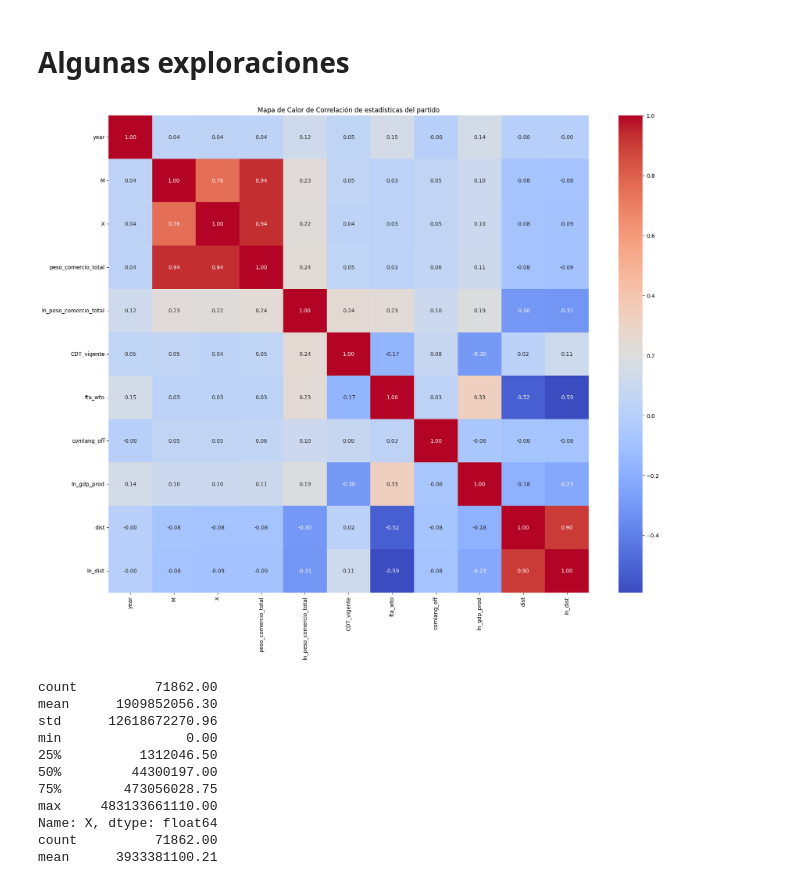
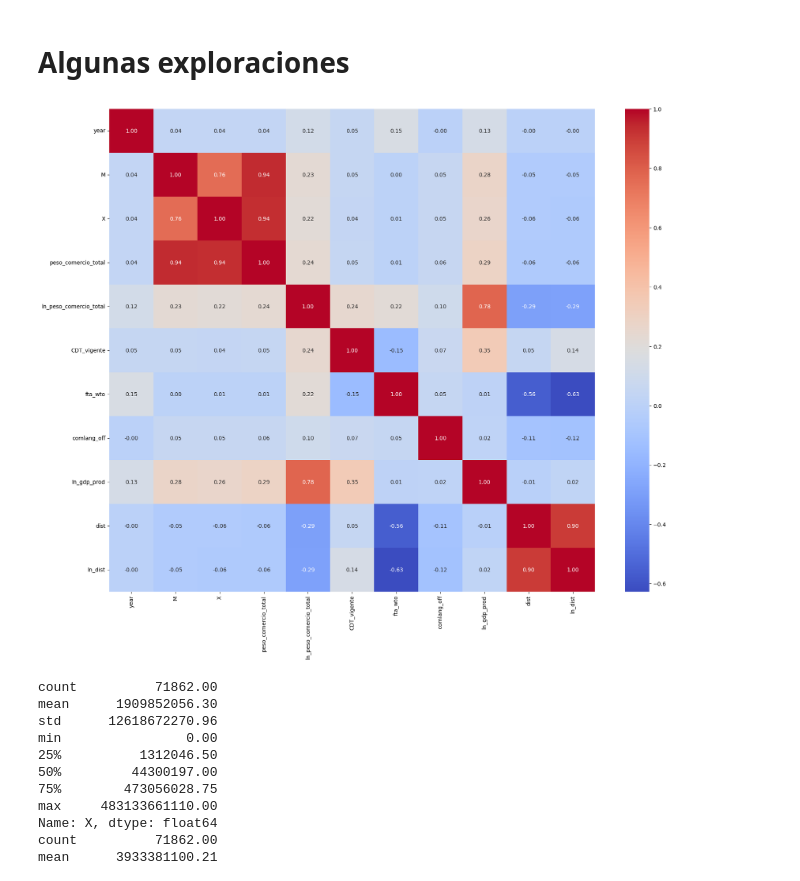
Before and after one commit to hubcborja/Trabajo_grado_ECIJG, a Jupyter notebook: Jupyter_Notebooks_Fase1_2/02_Preprocesamiento_Limpieza.ipynb, the cells around one changed output. Drawn from its saved outputs; the diff is of its cells as text; code cells hidden in the pictures.

```diff
--- a/Jupyter_Notebooks_Fase1_2/02_Preprocesamiento_Limpieza.ipynb
+++ b/Jupyter_Notebooks_Fase1_2/02_Preprocesamiento_Limpieza.ipynb
@@ -487,10 +502,13 @@ conv_comtrade_bm.drop(columns=['iso3'], inplace=True)
 # Corregir tipos numéricos
 conv_comtrade_bm['pib_per_capita_dolares_constantes_o'] = pd.to_numeric(conv_comtrade_bm['pib_per_capita_dolares_constantes_o'], errors='coerce')
 conv_comtrade_bm['pib_per_capita_dolares_constantes_d'] = pd.to_numeric(conv_comtrade_bm['pib_per_capita_dolares_constantes_d'], errors='coerce')
+conv_comtrade_bm['pib_dolares_constantes_o'] = pd.to_numeric(conv_comtrade_bm['pib_dolares_constantes_o'], errors='coerce')
+conv_comtrade_bm['pib_dolares_constantes_d'] = pd.to_numeric(conv_comtrade_bm['pib_dolares_constantes_d'], errors='coerce')
+
 
 # Cálculo de la masa económica (Origen + Destino)
-conv_comtrade_bm['ln_gdp_prod'] = (np.log(conv_comtrade_bm['pib_per_capita_dolares_constantes_o'].clip(lower=1)) +
-                               np.log(conv_comtrade_bm['pib_per_capita_dolares_constantes_d'].clip(lower=1)))
+conv_comtrade_bm['ln_gdp_prod'] = (np.log(conv_comtrade_bm['pib_dolares_constantes_o'].clip(lower=1)) +
+                               np.log(conv_comtrade_bm['pib_dolares_constantes_d'].clip(lower=1)))
 print(conv_comtrade_bm.shape)
 conv_comtrade_bm[conv_comtrade_bm.duplicated(keep=False)]
 # %% [output]
@@ -503,7 +521,7 @@ conv_comtrade_bm[conv_comtrade_bm.duplicated(keep=False)]
 cols_gravity = ['year', 'iso3_o', 'iso3_d', 'dist', 'fta_wto', 'comlang_off',
                 'entry_cost_o', 'entry_cost_d', 'entry_proc_o', 'entry_proc_d',
                 'entry_time_o', 'entry_time_d']
-gravity_subset = gravity[cols_gravity]
+
 gravity_subset = gravity[cols_gravity].drop_duplicates(subset=['year', 'iso3_o', 'iso3_d'])
 
 conv_comtrade_bm_grav = conv_comtrade_bm.merge(gravity_subset, on=['year', 'iso3_o', 'iso3_d'], how='left')
@@ -511,11 +529,15 @@ conv_comtrade_bm_grav = conv_comtrade_bm.merge(gravity_subset, on=['year', 'iso3
 # Ordenar estrictamente para que el ffill temporal respete la línea de tiempo por díada
 conv_comtrade_bm_grav = conv_comtrade_bm_grav.sort_values(by=['iso3_o', 'iso3_d', 'year'])
 
+g = conv_comtrade_bm_grav.groupby(['iso3_o', 'iso3_d'])
+for col in ['dist', 'fta_wto', 'comlang_off']:
+    conv_comtrade_bm_grav[col] = g[col].transform(lambda s: s.ffill().bfill())
+
 # Rellenar los años 2022-2024 con los últimos datos disponibles (2021) de Gravity
-vars_a_rellenar = ['dist', 'fta_wto', 'comlang_off', 'entry_cost_o', 'entry_cost_d',
-                   'entry_proc_o', 'entry_proc_d', 'entry_time_o', 'entry_time_d']
-
-conv_comtrade_bm_grav[vars_a_rellenar] = conv_comtrade_bm_grav.groupby(['iso3_o', 'iso3_d'])[vars_a_rellenar].ffill()
+conv_comtrade_bm_grav[['fta_wto', 'comlang_off']] = conv_comtrade_bm_grav[['fta_wto', 'comlang_off']].fillna(0)
+for col in ['ln_gdp_prod', 'dist']:
+    conv_comtrade_bm_grav[col] = conv_comtrade_bm_grav.groupby('year')[col].transform(lambda x: x.fillna(x.median()))
+conv_comtrade_bm_grav['ln_dist'] = np.log(conv_comtrade_bm_grav['dist'].clip(lower=1))
 
 print(conv_comtrade_bm_grav.shape)
 conv_comtrade_bm_grav.loc[(conv_comtrade_bm_grav['iso3_o'] == 'COL') & (conv_comtrade_bm_grav['iso3_d'] == 'FRA')]
@@ -636,16 +646,12 @@ base_ERGM.tail()
 # %%
-# 4. Selección de las variables que se usan en los modelos ERGM/TERGM
+# Selección de las variables que se usan en los modelos ERGM/TERGM
 columnas_para_R = [
-    'year', 'M', 'X', 'iso3_o', 'iso3_d',
-    'peso_comercio_total', 'ln_peso_comercio_total',
+    'year', 'iso3_o', 'iso3_d',
+    'M', 'X', 'peso_comercio_total', 'ln_peso_comercio_total',
     'CDT_vigente', 'fta_wto', 'comlang_off',
     'ln_gdp_prod', 'dist', 'ln_dist'
 ]
-base_para_R = esqueleto.merge(
-    base_ERGM[columnas_para_R].drop_duplicates(subset=['year', 'iso3_o', 'iso3_d']),
-    on=['year', 'iso3_o', 'iso3_d'],
-    how='left'
-)
+base_para_R = conv_comtrade_bm_grav[columnas_para_R].drop_duplicates(subset=['year', 'iso3_o', 'iso3_d'])
 base_para_R.shape
 # %% [output]
 (71862, 13)
@@ -691,20 +697,12 @@ base_para_R[base_para_R['ln_peso_comercio_total'].isna()]
 2079 rows × 13 columns
 # %%
-# Imputación de seguridad final
-# Se rellenan variables macro y se asume que no hay datos de TLC o idioma, se asume 0 (no hay)
+# Se rellenan variables macro se asume 0 (no hay)
 base_para_R = base_para_R.sort_values(['iso3_o', 'iso3_d', 'year']).reset_index(drop=True)
-cols_diada = ['dist', 'ln_dist', 'comlang_off', 'fta_wto', 'CDT_vigente']
-base_para_R[cols_diada] = base_para_R.groupby(['iso3_o', 'iso3_d'])[cols_diada].ffill().bfill()
 
 # Flujos comerciales y variables binarias a 0
 cols_cero = ['M', 'X', 'peso_comercio_total', 'ln_peso_comercio_total', 'CDT_vigente', 'fta_wto', 'comlang_off']
 base_para_R[cols_cero] = base_para_R[cols_cero].fillna(0)
 
-# Para las variables continuas (PIB y Distancia) se imputa con la mediana del año correspondiente
-vars_continuas = ['ln_gdp_prod', 'dist', 'ln_dist']
-for col in vars_continuas:
-    base_para_R[col] = base_para_R.groupby('year')[col].transform(lambda x: x.fillna(x.median()))
-
 # Verificación y Exportación
 print("Dimensión de la base analítica final:", base_para_R.shape)
 print("Total reporteros únicos:", base_para_R['iso3_o'].nunique())
@@ -745,16 +743,15 @@ base_para_R.to_csv(os.path.join('/content/drive/MyDrive/Tesis_CDT_Datos','base_c
 # %%
 import seaborn as sns
 from scipy import stats
 baseERGM_VERGM_normalizadas_num=base_para_R.select_dtypes(include=['float64', 'int64'])
 matriz_correlacion = baseERGM_VERGM_normalizadas_num.corr()
 
 # Crear el mapa de calor
 plt.figure(figsize=(20,16))
 sns.heatmap(matriz_correlacion, annot=True, cmap='coolwarm', fmt='.2f')
-plt.title('Mapa de Calor de Correlación de estadísticas del partido')
 plt.show()
 # %% [output]
-[figure, old version]
+[figure, new version]
 # %%
 print(base_para_R['X'].describe())
 print(base_para_R['peso_comercio_total'].describe())
```
Also changed, not shown: parts of 22 cells of this notebook, 8 other files.
